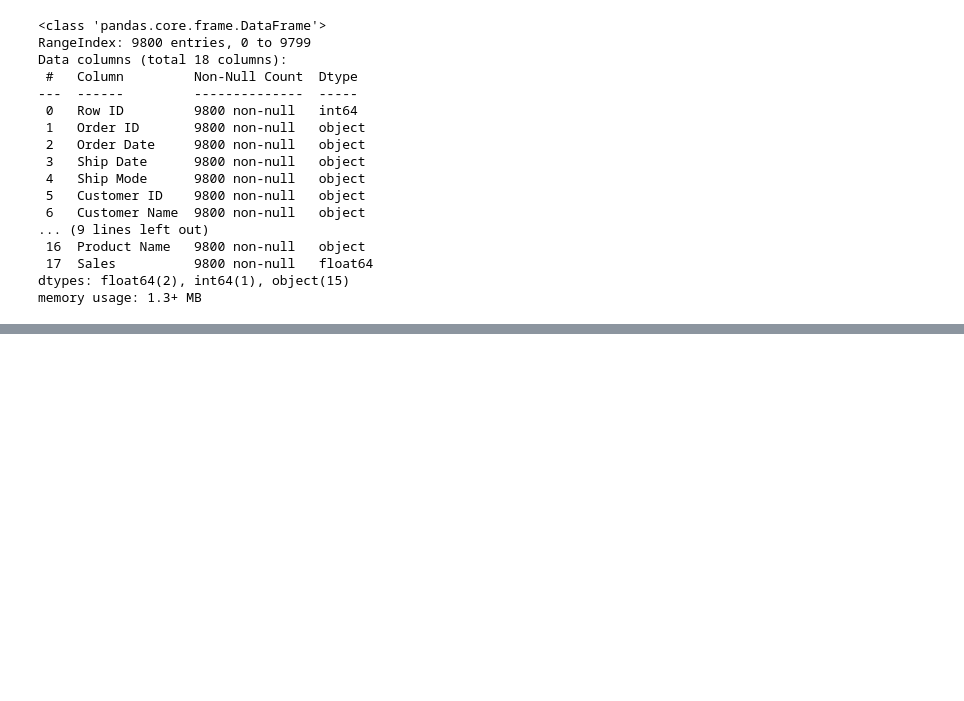
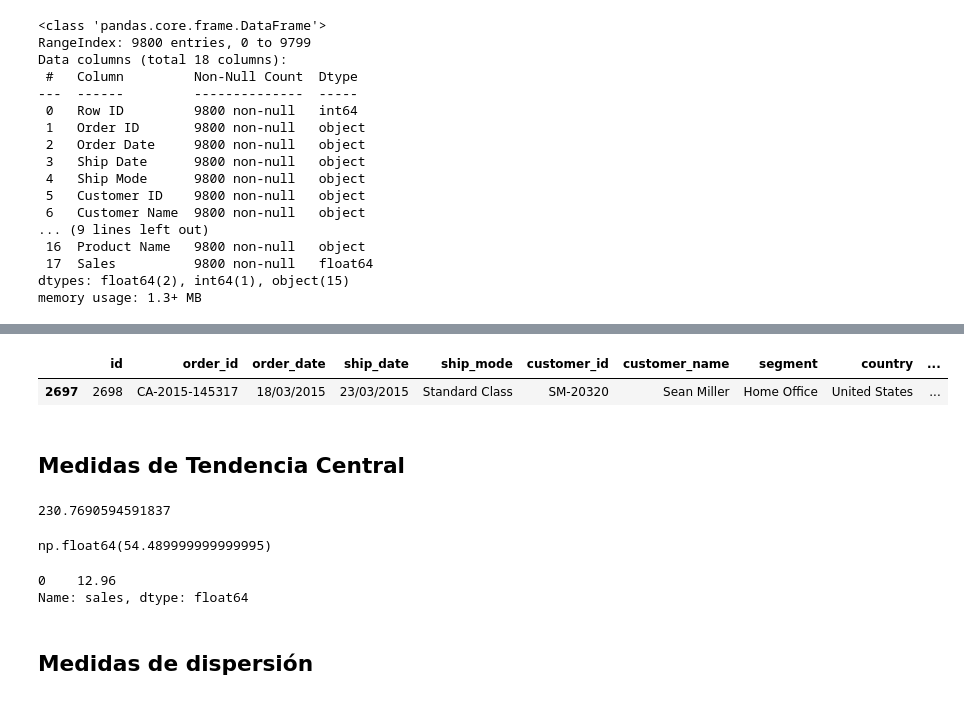
Before and after one commit to jmcanales/superstore_sales, a Jupyter notebook: EDA.ipynb, the cells around one changed output, grey strips where cells are left out. Saved outputs shown, nothing was run; the diff lists cells and outputs as text; code cells hidden in the pictures; blank space fills up the shorter version.

```diff
--- a/EDA.ipynb
+++ b/EDA.ipynb
@@ -89,0 +164,26 @@ dtype: int64
+# %%
+df_renombrado_max = df_renombrado[df_renombrado['sales'] == df_renombrado['sales'].max()]
+df_renombrado_max
+# %% [output]
+|  | id | order_id | order_date | ship_date | ship_mode | customer_id | customer_name | segment | country | ... |
+| 2697 | 2698 | CA-2015-145317 | 18/03/2015 | 23/03/2015 | Standard Class | SM-20320 | Sean Miller | Home Office | United States | ... |
+# %% [markdown]
+## Medidas de Tendencia Central
+# %%
+df_renombrado_sales_mean = df_renombrado['sales'].mean()
+print(df_renombrado_sales_mean)
+# %% [output]
+230.7690594591837
+# %%
+sales_median = df_renombrado['sales'].median()
+sales_median
+# %% [output]
+np.float64(54.489999999999995)
+# %%
+sales_mode = df_renombrado['sales'].mode()
+print(sales_mode)
+# %% [output]
+0    12.96
+Name: sales, dtype: float64
+# %% [markdown]
+## Medidas de dispersión
```
Also changed, not shown: parts of 12 cells of this notebook.
